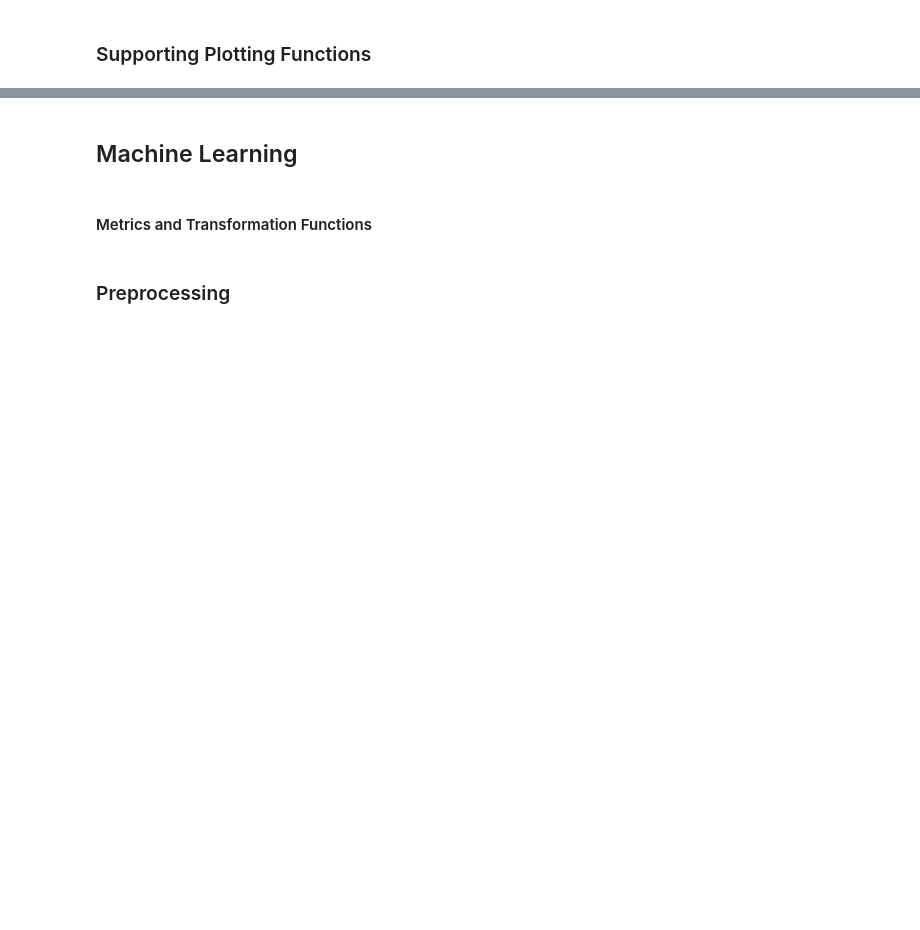
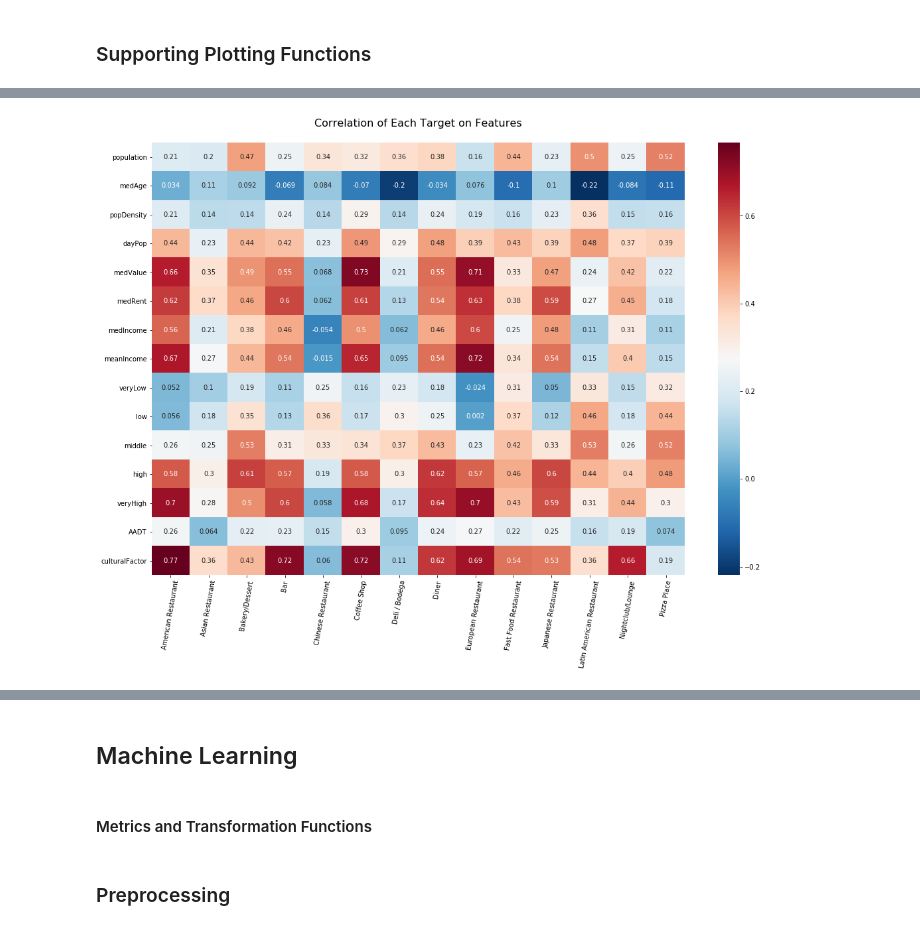
Before and after one commit to gokulmuthiah/Coursera_Capstone, a Jupyter notebook: 4.Capstone-Data-Analysis.ipynb, the cells around one changed output, grey strips where cells are left out. Drawn from its saved outputs; the diff is of its cells as text; code cells hidden in the pictures; blank space fills up the shorter version.

```diff
--- a/4.Capstone-Data-Analysis.ipynb
+++ b/4.Capstone-Data-Analysis.ipynb
@@ -32,0 +30,10 @@ targets.head()
+# %%
+features=df.loc[:,'population':'AADT'].join(df['culturalFactor'])
+targets=df.loc[:,'American Restaurant':'Steakhouse']
+features=features.astype(float)
+targets['European Restaurant']=targets['European Restaurant']+targets['Italian Restaurant']
+targets['Japanese Restaurant']=targets['Japanese Restaurant']+targets['Seafood Restaurant']
+
+# targets with less than 500 counts are dropped to avoid sparse targets and whichever targets can be merged are combined
+targets.drop(['Italian Restaurant','Indian Restaurant','Seafood Restaurant','Steakhouse','Middle Eastern Restaurant'],axis=1,inplace=True)
+targets.head()
@@ -314,0 +242,9 @@ best
+# %%
+corrs={}
+for i,col in targets.iteritems():
+    corr=features.corrwith(col)
+    corrs.update({col.name:corr})
+corrs=DataFrame(corrs)
+heatMap(corrs,'Correlation of Each Target on Features',(18,12))
+# %% [output]
+[figure, added]
```
Also changed, not shown: parts of 91 cells of this notebook, 7 other files.
